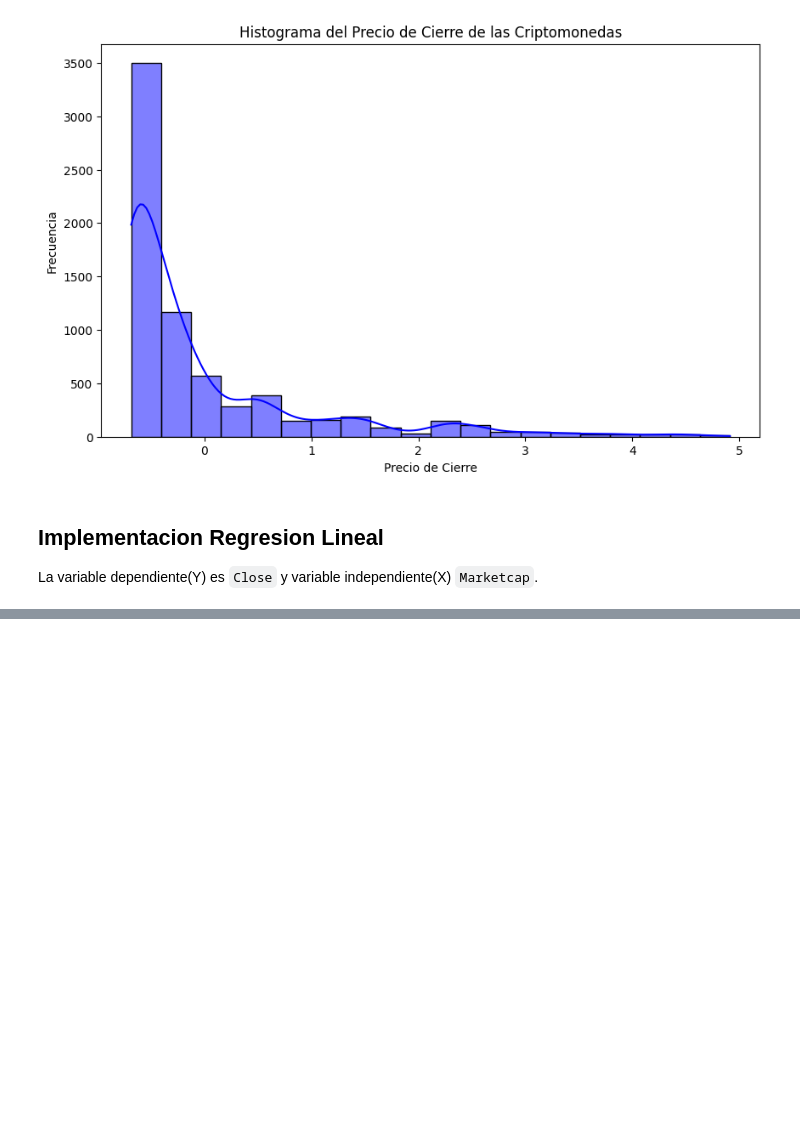
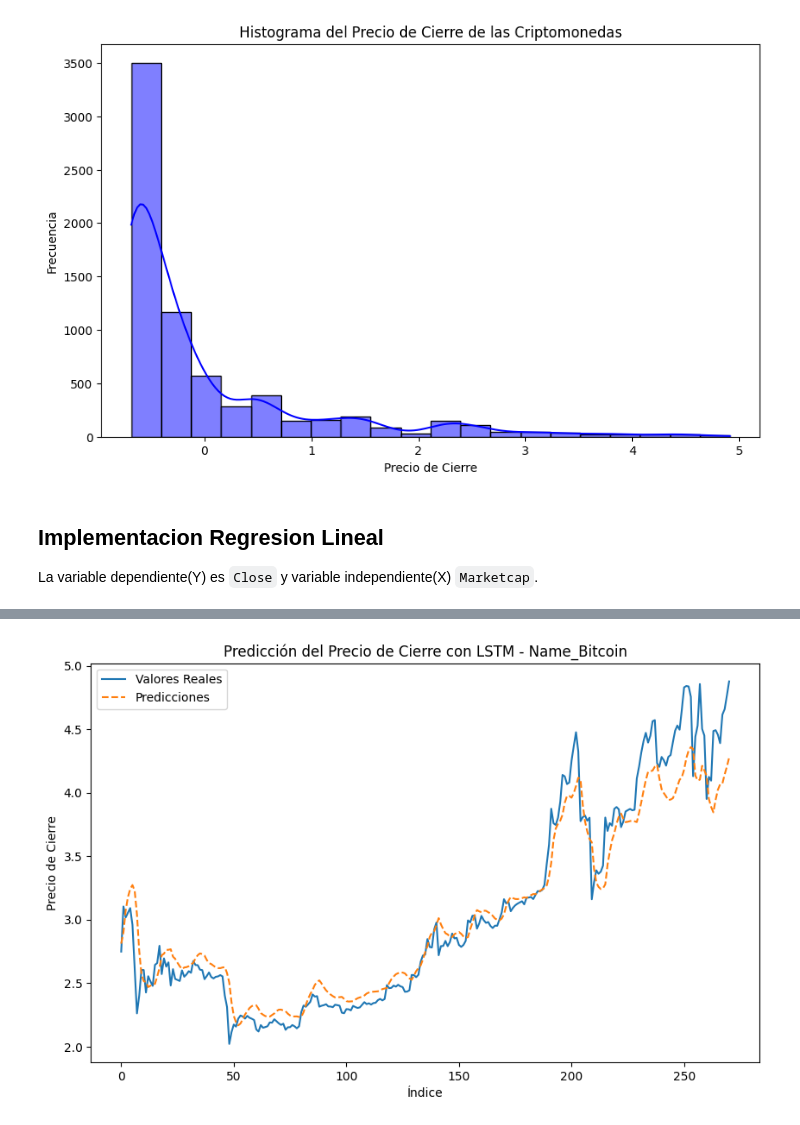
Before and after one commit to SpecTr03/Crypto-price-prediction, a Jupyter notebook: cryptoAnalysis.ipynb, the cells around one changed output, grey strips where cells are left out. Cells and saved outputs as stored; diff of their text form; code cells hidden in the pictures; blank space fills up the shorter version.

Commit message:
LSTM implemented

```diff
--- a/cryptoAnalysis.ipynb
+++ b/cryptoAnalysis.ipynb
@@ -288,0 +318,79 @@ Resultados para Name_Litecoin:
+# %%
+# Crear una lista de las criptomonedas (columnas codificadas)
+crypto_columns = [col for col in df.columns if col.startswith('Name_')]
+
+# Diccionario para almacenar resultados
+results = {}
+
+# Iterar sobre cada criptomoneda
+for crypto_col in crypto_columns:
+    print(f"Procesando predicciones para: {crypto_col}")
+
+    # Filtrar los datos para la criptomoneda actual
+    crypto_df = df[df[crypto_col] == 1].copy()
+
+    # Ordenar por fecha
+    crypto_df = crypto_df.sort_values(by='Date')
+
+    # Normalizar la columna 'Close' para esta criptomoneda
+    scaler = StandardScaler()
+    crypto_df['Close'] = scaler.fit_transform(crypto_df[['Close']])
+
+    # Crear secuencias para LSTM
+    def create_sequences(data, sequence_length):
+        X, y = [], []
+        for i in range(len(data) - sequence_length):
+            X.append(data[i:i + sequence_length])
+            y.append(data[i + sequence_length])
+        return np.array(X), np.array(y)
+
+    sequence_length = 60  # Usar 60 días anteriores para predecir
+    data = crypto_df['Close'].values
+    X, y = create_sequences(data, sequence_length)
+
+    # Dividir en conjuntos de entrenamiento y prueba
+    train_size = int(len(X) * 0.8)
+    X_train, X_test = X[:train_size], X[train_size:]
+    y_train, y_test = y[:train_size], y[train_size:]
+
+    # Redimensionar los datos para LSTM (samples, timesteps, features)
+    X_train = X_train.reshape((X_train.shape[0], X_train.shape[1], 1))
+    X_test = X_test.reshape((X_test.shape[0], X_test.shape[1], 1))
+
+    # Crear el modelo LSTM
+    model = Sequential([
+        LSTM(50, return_sequences=True, input_shape=(sequence_length, 1)),
+        LSTM(50, return_sequences=False),
+        Dense(25),
+        Dense(1)
+    ])
+
+    # Compilar el modelo
+    model.compile(optimizer='adam', loss='mean_squared_error')
+
+    # Entrenar el modelo
+    model.fit(X_train, y_train, batch_size=32, epochs=20, validation_data=(X_test, y_test))
+
+    # Hacer predicciones
+    predictions = model.predict(X_test)
+
+    # Desescalar las predicciones y los valores reales
+    predictions = scaler.inverse_transform(predictions)
+    y_test = scaler.inverse_transform(y_test.reshape(-1, 1))
+
+    # Guardar resultados en el diccionario
+    results[crypto_col] = {
+        'y_test': y_test,
+        'predictions': predictions
+    }
+
+    # Visualizar resultados
+    plt.figure(figsize=(10, 6))
+    plt.plot(range(len(y_test)), y_test, label='Valores Reales')
+    plt.plot(range(len(predictions)), predictions, label='Predicciones', linestyle='--')
+    plt.legend()
+    plt.title(f'Predicción del Precio de Cierre con LSTM - {crypto_col}')
+    plt.xlabel('Índice')
+    plt.ylabel('Precio de Cierre')
+    plt.show()
+# %% [output]
@@ -288,0 +416 @@ Resultados para Name_Litecoin:
+[figure, added]
```
Also changed, not shown: parts of 6 cells of this notebook.
